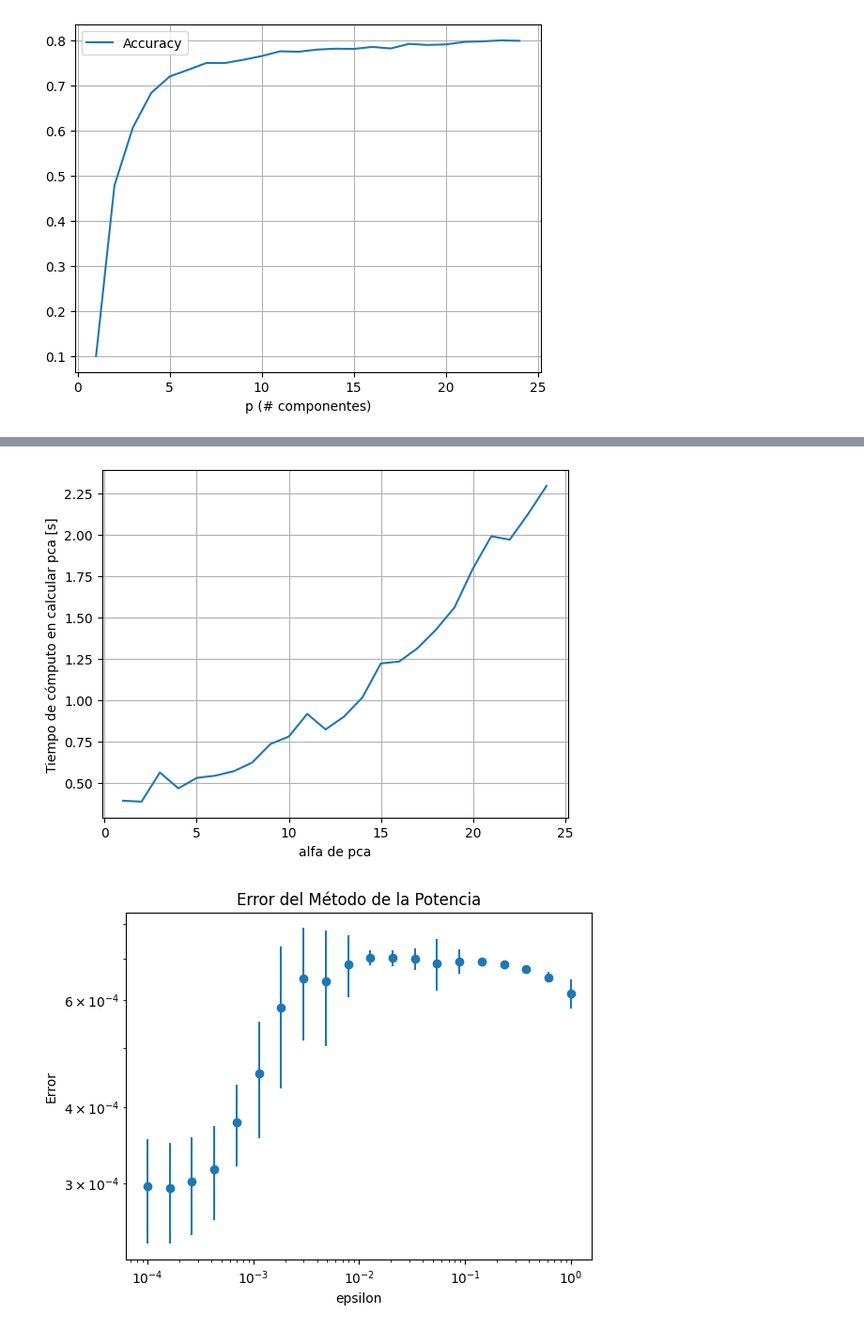
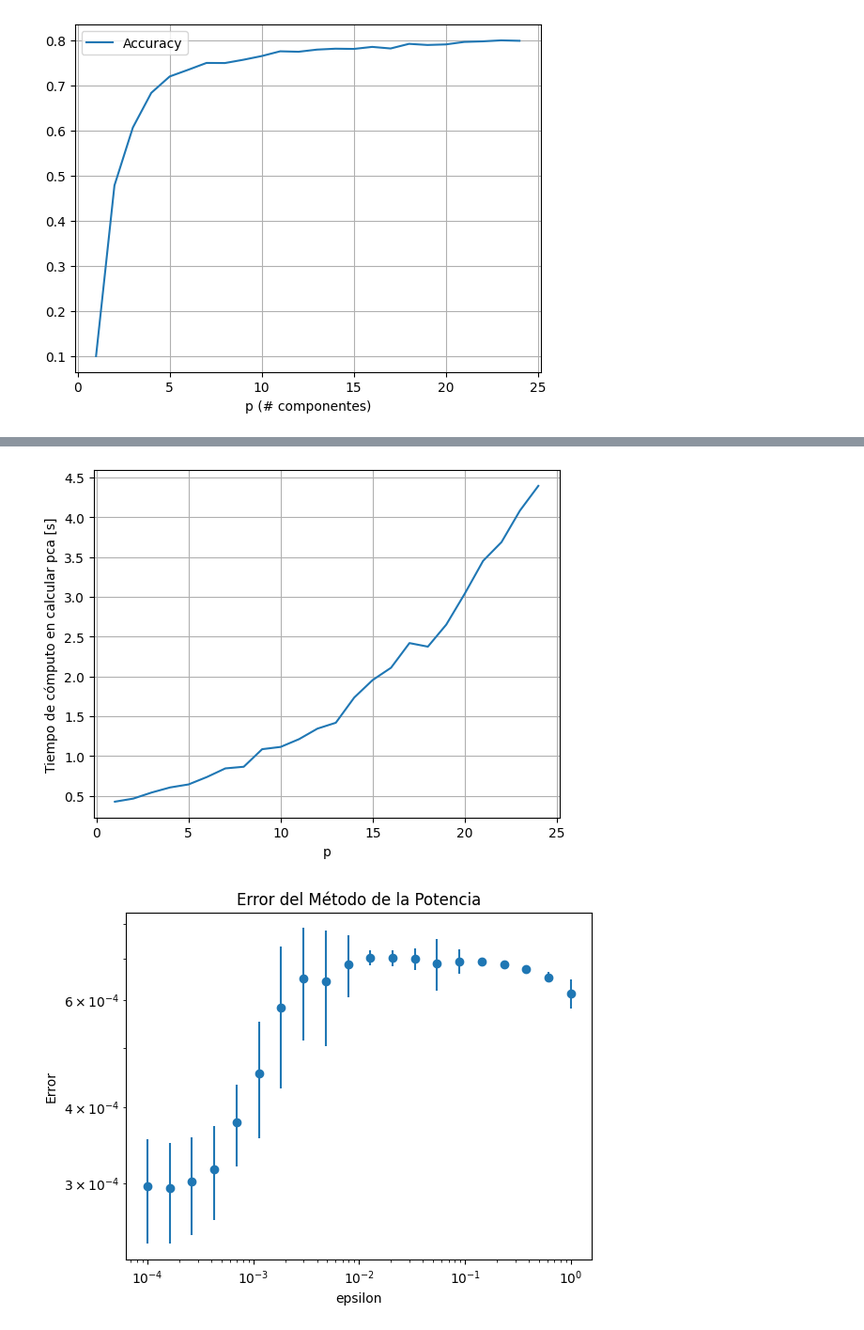
Before and after one commit to GonzaloConsoli/tp2-metodos, a Jupyter notebook: notebooks/tp2.ipynb, the cells around one changed output, grey strips where cells are left out. Shown: that part at 94% size. Saved outputs shown, nothing was run; the diff lists cells and outputs as text; code cells hidden in the pictures.

Commit message:
renamed alfa to p. and time to calculate pca plot

```diff
--- a/notebooks/tp2.ipynb
+++ b/notebooks/tp2.ipynb
@@ -162,15 +162,15 @@ res1 = []
 res2 = []
 
 
-for alpha in tqdm(p_list):
+for p in tqdm(p_list):
 
-    pca1 = metnum.PCA(int(alpha))
+    pca1 = metnum.PCA(int(p))
     pca1.fit(X_train)
     pca1.transform(X_train)
     res1.append(pca1.get_explained_variance())
 
     # Probando con la implementación de sklearn
-    pca2 = PCA(n_components=int(alpha))
+    pca2 = PCA(n_components=int(p))
     pca2.fit(X_train)
     pca2.transform(X_train)
     res2.append(pca2.explained_variance_ratio_)
@@ -223,11 +223,11 @@ accs = []
 tiempos = []
 
 
-for alpha in tqdm(p_list):
+for p in tqdm(p_list):
 
     time_start = time()
 
-    pca = metnum.PCA(int(alpha))
+    pca = metnum.PCA(int(p))
     pca.fit(X_train)
     X_trans = pca.transform(X_train)
     time_end = time()
@@ -267,14 +247,27 @@ tiempos
+# %%
+p_list = np.arange(1, 25)
+
+tiempos = []
+iteraciones = 30
+for alpha in tqdm(p_list):
+    tiempos_i = []
+    for i in range(iteraciones):
+        time_start = time()
+        pca = metnum.PCA(int(alpha))
+        pca.fit(X_train)
+        X_trans = pca.transform(X_train)
+        time_end = time()
+        tiempos_i.append(time_end- time_start)
+    tiempos.append(np.mean(tiempos_i))
 # %%
-# TODO faltaria hacerle un promedio para este grafico
-plt.figure("Tiempos con alfa")
-plt.plot(p_list, tiempos) #and plt.axhline(y=162)
+plt.plot(p_list, tiempos)
 plt.grid()
-plt.xlabel("alfa de pca")
+plt.xlabel("p")
 plt.ylabel("Tiempo de cómputo en calcular pca [s]")
-plt.savefig("images/tiempos-con-alfa.png")
+plt.savefig("images/tiempos-con-p.png")
 plt.show()
 # %% [output]
-[figure, old version]
+[figure, new version]
 # %%
 #2.b)
 import metnum
```
Also changed, not shown: parts of 2 cells of this notebook, 3 other files.
